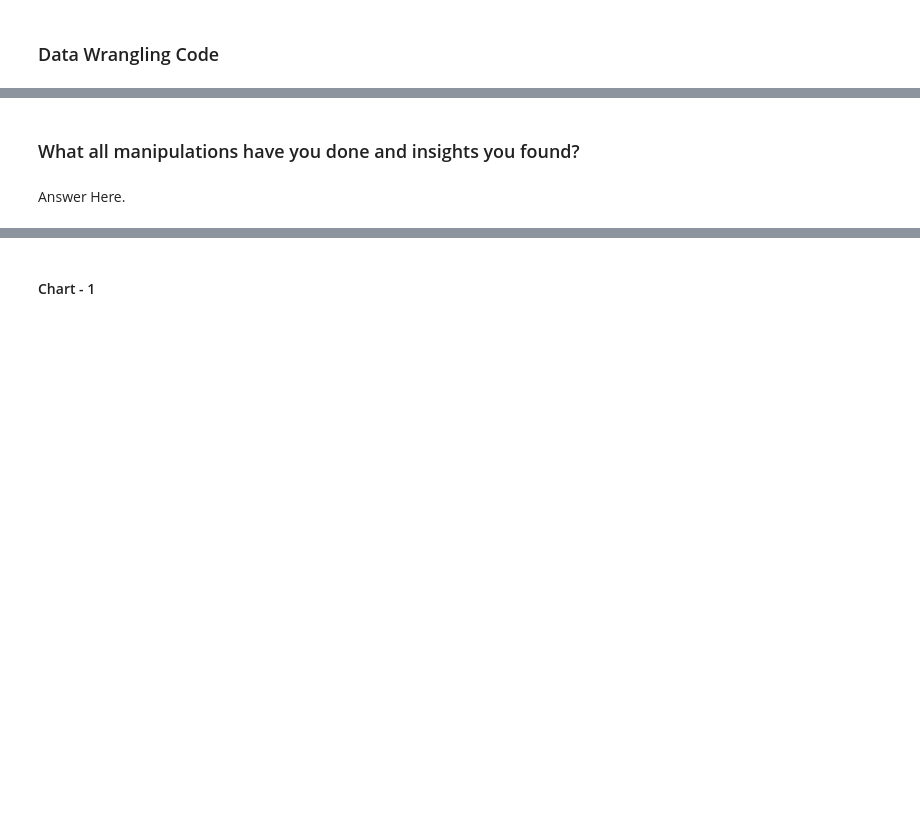
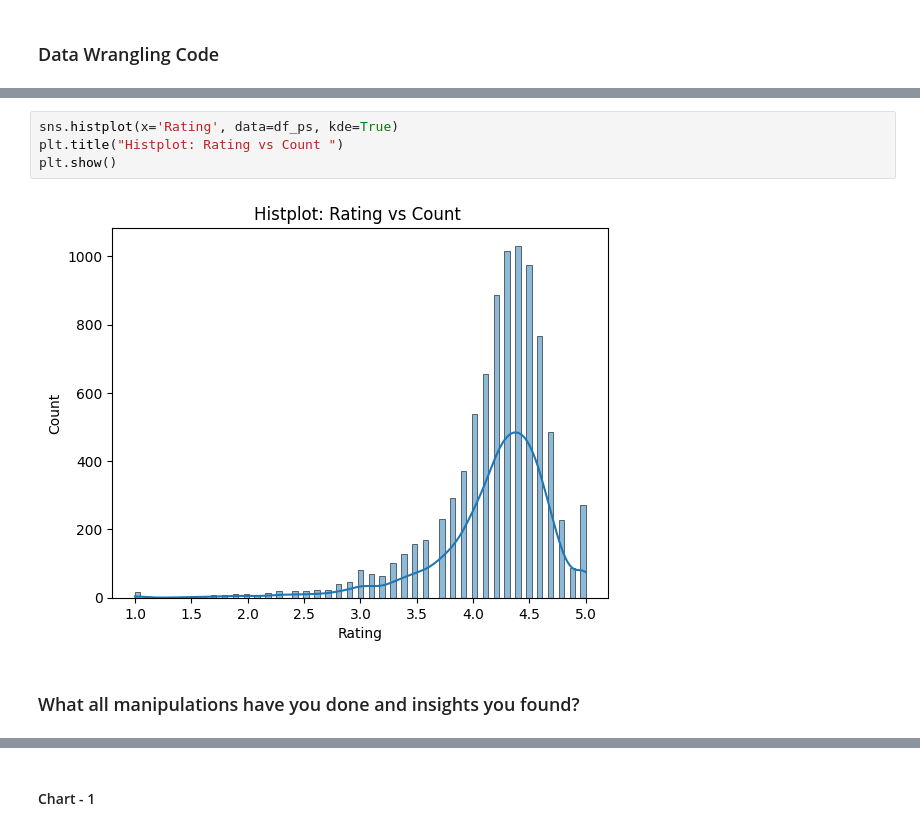
Before and after one commit to sanjaypatil91/Play-Store-App-Review-Analysis, a Jupyter notebook: Capstone_Project_Play_Store_App_Review_Analysis.ipynb, the cells around one changed output, grey strips where cells are left out. Saved outputs shown, nothing was run; the diff lists cells and outputs as text; blank space fills up the shorter version.

```diff
--- a/Capstone_Project_Play_Store_App_Review_Analysis.ipynb
+++ b/Capstone_Project_Play_Store_App_Review_Analysis.ipynb
@@ -173,4 +395,8 @@ Answer Here
+# %%
+sns.histplot(x='Rating', data=df_ps, kde=True)
+plt.title("Histplot: Rating vs Count ")
+plt.show()
+# %% [output]
+[figure, added]
 # %% [markdown]
 ### What all manipulations have you done and insights you found?
-# %% [markdown]
-Answer Here.
```
Also changed, not shown: parts of 169 cells of this notebook.
